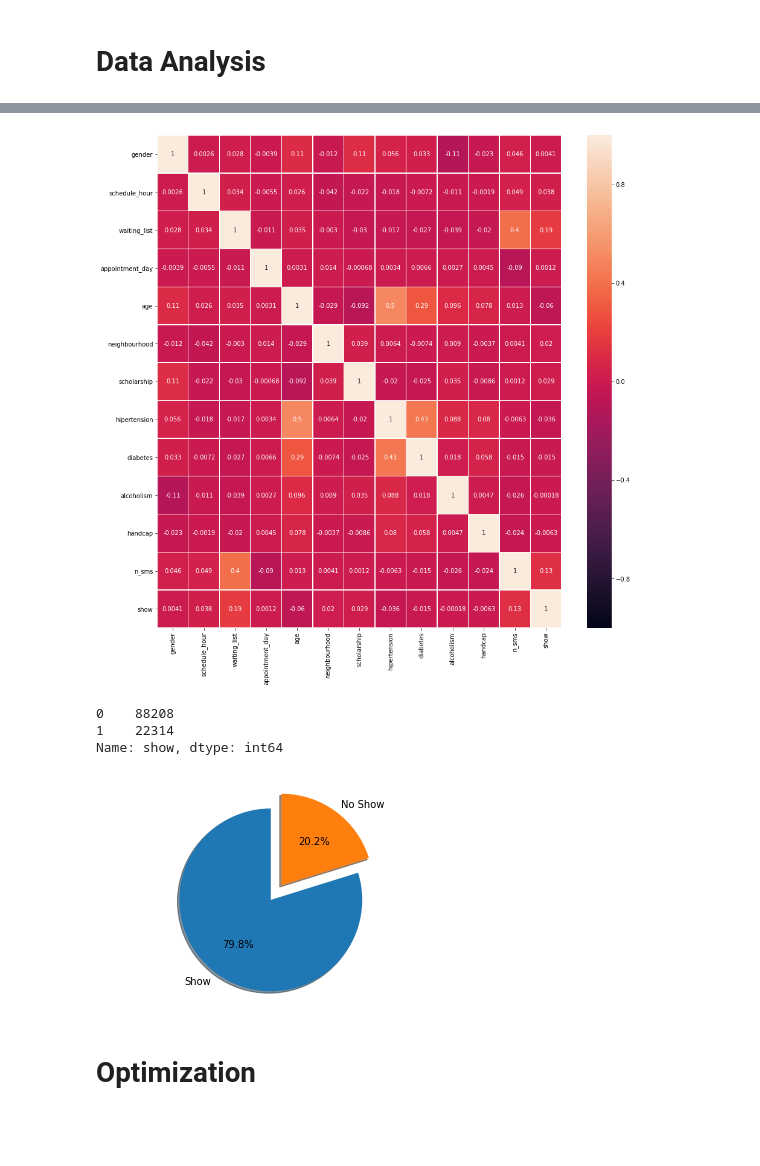
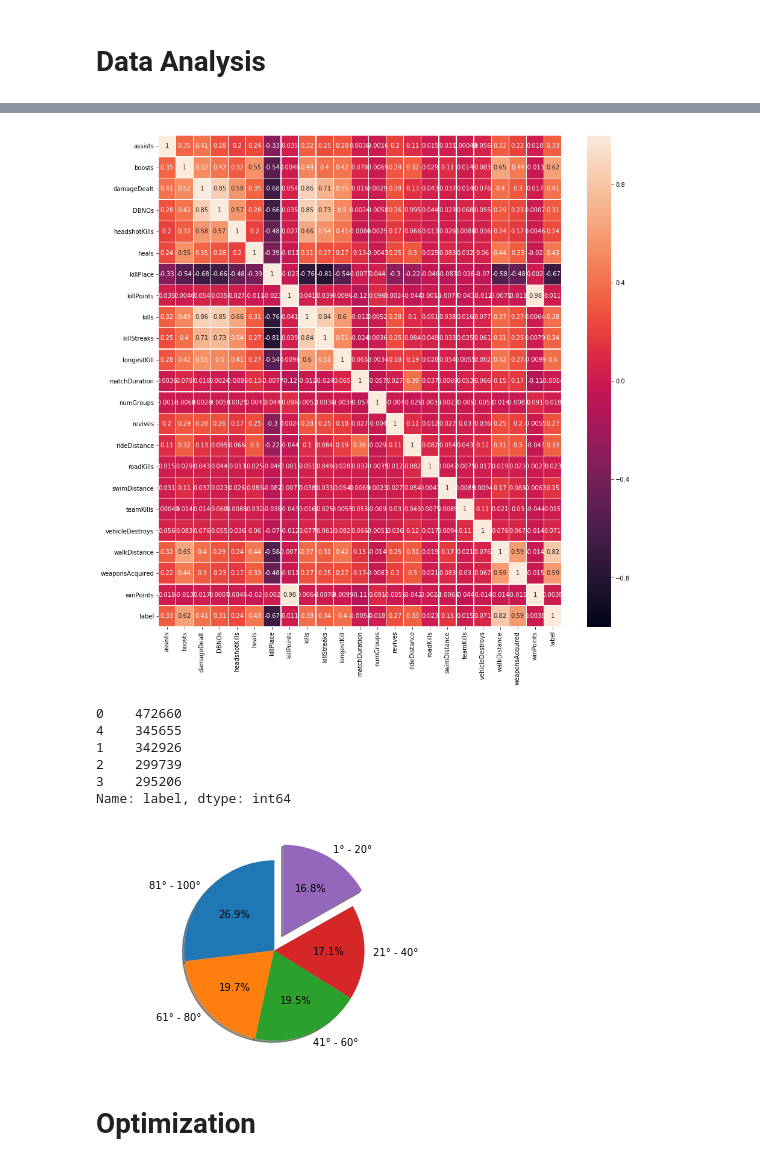
Before and after one commit to Villone96/PUBG-finish-placement-prediction, a Jupyter notebook: code/Advance_Machine_Learning_code.ipynb, the cells around one changed output, grey strips where cells are left out. Cells and saved outputs as stored; diff of their text form; code cells hidden in the pictures; blank space fills up the shorter version.

```diff
--- a/code/Advance_Machine_Learning_code.ipynb
+++ b/code/Advance_Machine_Learning_code.ipynb
@@ -213,0 +121,4 @@ NUMBER OF ROWS:  110522
+# %%
+data = load_data()
+changed_task_data = transform_task(data)
+typology_data = select_typology(data, 'squad-fpp')
@@ -232,14 +145,17 @@ print(complete_dataset[0:5])
 # %%
-print_correlation_matrix(complete_dataset)
+print_correlation_matrix(typology_data)
 # %% [output]
-[figure, old version]
+[figure, new version]
 # %%
-print_distribution(complete_dataset)
+print_distribution(typology_data)
 # %% [output]
-0    88208
-1    22314
-Name: show, dtype: int64
+0    472660
+4    345655
+1    342926
+2    299739
+3    295206
+Name: label, dtype: int64
-[figure, old version]
+[figure, new version]
 # %% [markdown]
 # Optimization
 # %% [markdown]
```
Also changed, not shown: parts of 9 cells of this notebook, 1 other file.
